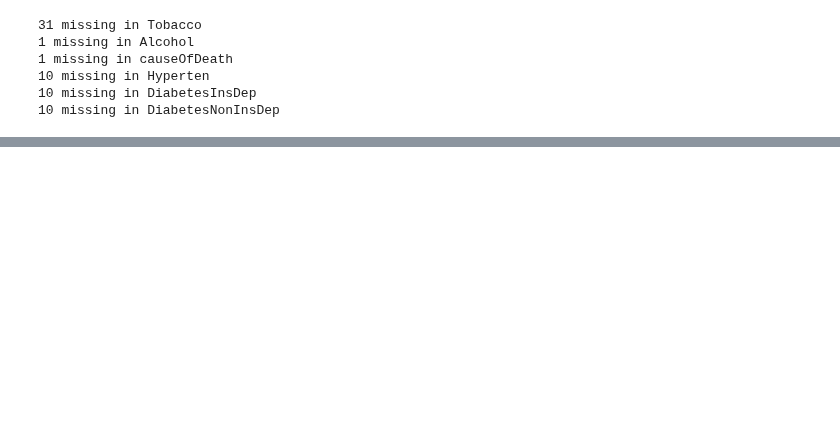
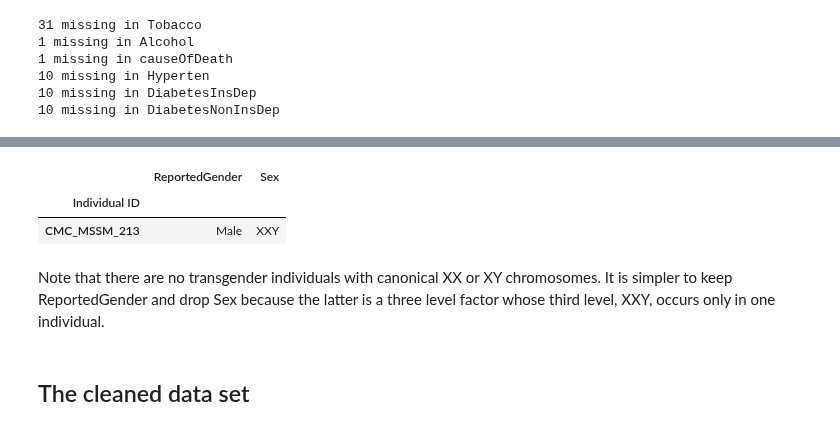
Before and after one commit to attilagk/BSM-research, a Jupyter notebook: notebook/2020-08-05-cmc-clinical/2020-08-05-cmc-clinical.ipynb, the cells around one changed output, grey strips where cells are left out. Cells and saved outputs as stored; diff of their text form; code cells hidden in the pictures; blank space fills up the shorter version.

```diff
--- a/notebook/2020-08-05-cmc-clinical/2020-08-05-cmc-clinical.ipynb
+++ b/notebook/2020-08-05-cmc-clinical/2020-08-05-cmc-clinical.ipynb
@@ -27,5 +30,3 @@ print(len(samples), 'samples from', len(individuals), 'individuals')
 # %%
 clin = cmc_clinical.loc[individuals, :]
 clin.to_csv(wdir + '/all_samples_clinical.csv')
-clin = clin.drop(columns='Reported Gender') # this is essentially the same as "Sex"
-clin
@@ -120,0 +174,8 @@ Index(['Institution', 'Sex', 'Ethnicity', 'Dx', 'Benzodiazepines',
+# %%
+clin.loc[clin['Sex'] == 'XXY', ['ReportedGender', 'Sex']]
+# %% [output]
+|  | ReportedGender | Sex |
+| Individual ID |  |  |
+| CMC_MSSM_213 | Male | XXY |
+# %% [markdown]
+Note that there are no transgender individuals with canonical XX or XY chromosomes. It is simpler to keep ReportedGender and drop Sex because the latter is a three level factor whose third level, XXY, occurs only in one individual.
@@ -120,0 +184,2 @@ Index(['Institution', 'Sex', 'Ethnicity', 'Dx', 'Benzodiazepines',
+# %% [markdown]
+## The cleaned data set
```
Also changed, not shown: parts of 32 cells of this notebook, 1 other file.
